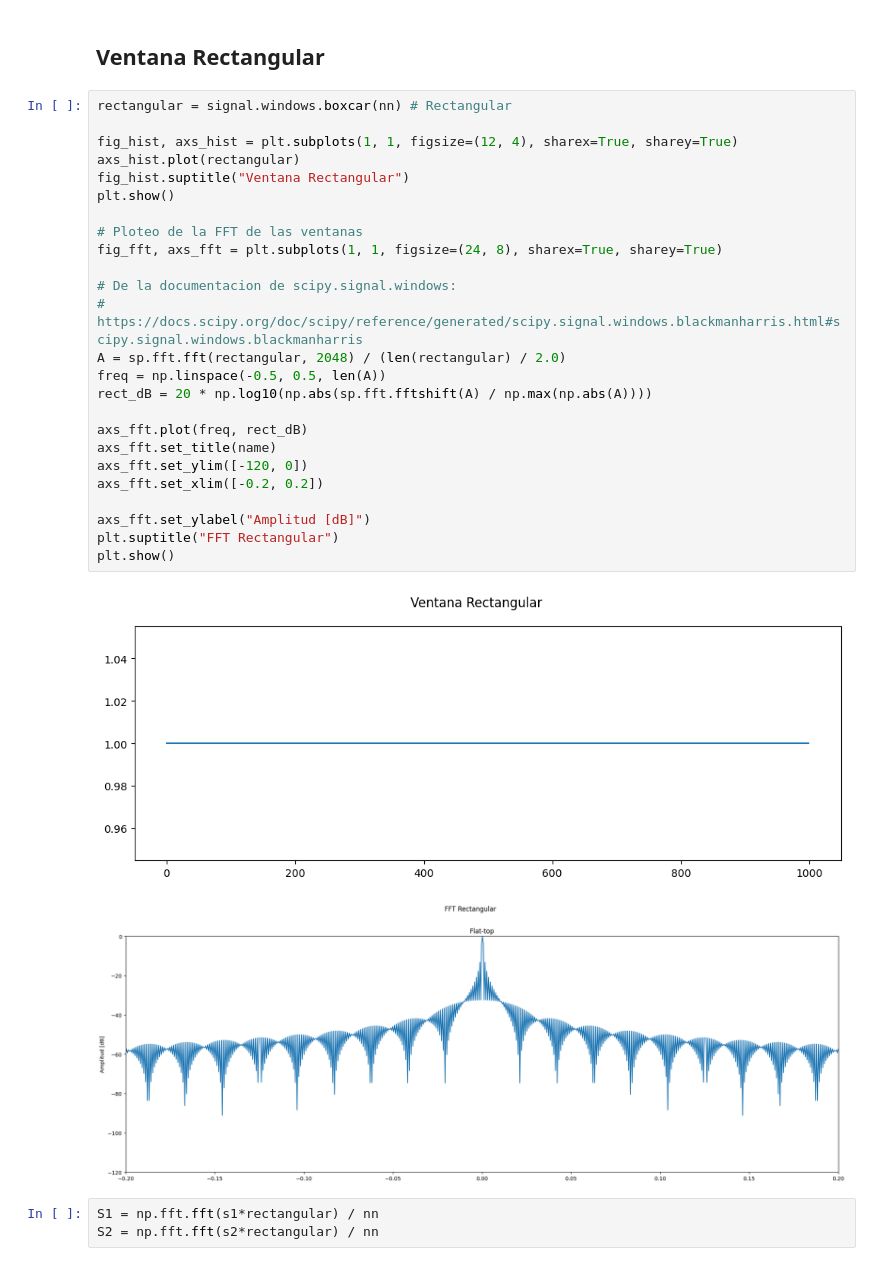
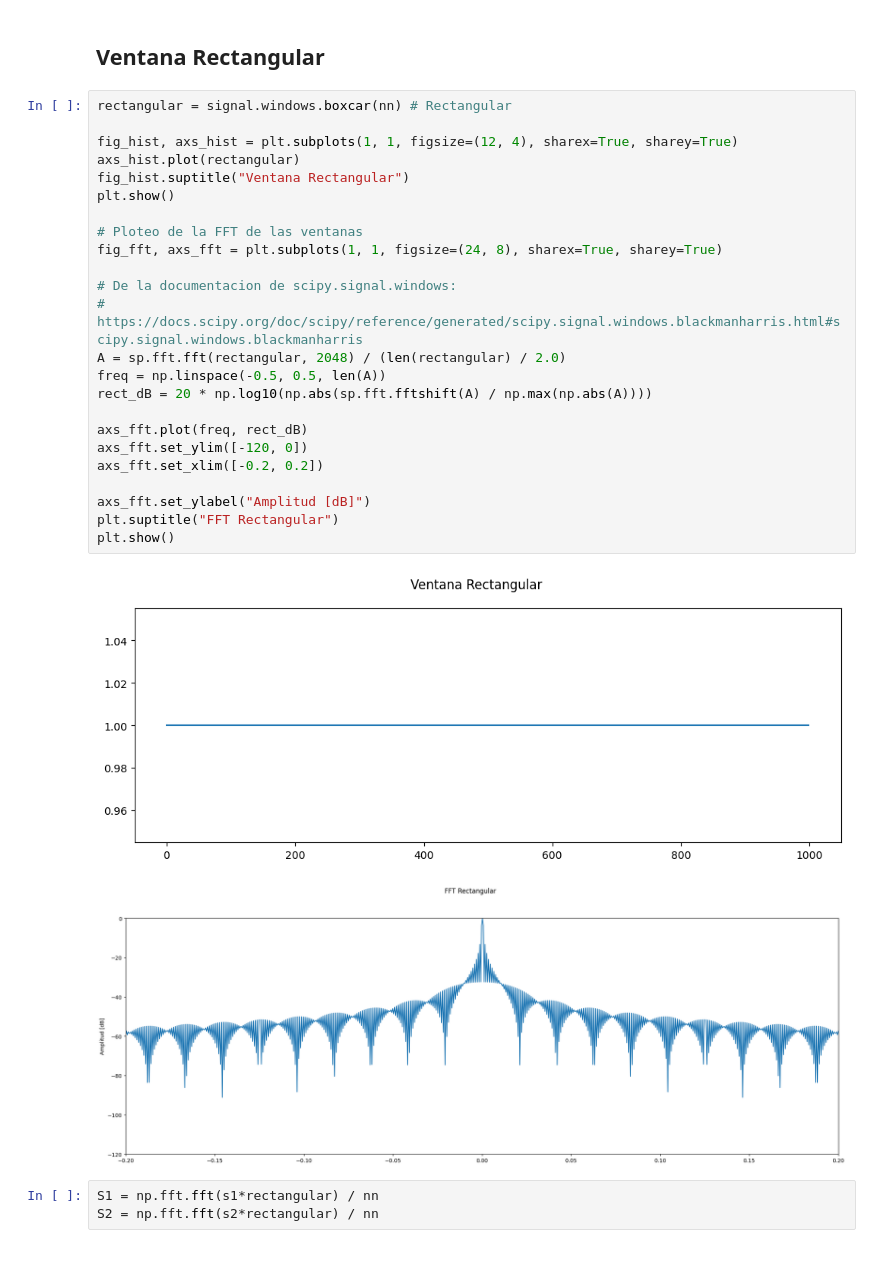
Before and after one commit to micuentz/Workspace_PDS, a Jupyter notebook: Carpeta/Guerrero_TS6.ipynb, the cells around one changed output. Saved outputs shown, nothing was run; the diff lists cells and outputs as text.

```diff
--- a/Carpeta/Guerrero_TS6.ipynb
+++ b/Carpeta/Guerrero_TS6.ipynb
@@ -68,31 +68,30 @@ for i in range(realizaciones):
 # %%
 rectangular = signal.windows.boxcar(nn) # Rectangular
 
 fig_hist, axs_hist = plt.subplots(1, 1, figsize=(12, 4), sharex=True, sharey=True)
 axs_hist.plot(rectangular)
 fig_hist.suptitle("Ventana Rectangular")
 plt.show()
 
 # Ploteo de la FFT de las ventanas
 fig_fft, axs_fft = plt.subplots(1, 1, figsize=(24, 8), sharex=True, sharey=True)
 
 # De la documentacion de scipy.signal.windows:
 # https://docs.scipy.org/doc/scipy/reference/generated/scipy.signal.windows.blackmanharris.html#scipy.signal.windows.blackmanharris
 A = sp.fft.fft(rectangular, 2048) / (len(rectangular) / 2.0)
 freq = np.linspace(-0.5, 0.5, len(A))
 rect_dB = 20 * np.log10(np.abs(sp.fft.fftshift(A) / np.max(np.abs(A))))
 
 axs_fft.plot(freq, rect_dB)
-axs_fft.set_title(name)
 axs_fft.set_ylim([-120, 0])
 axs_fft.set_xlim([-0.2, 0.2])
 
 axs_fft.set_ylabel("Amplitud [dB]")
 plt.suptitle("FFT Rectangular")
 plt.show()
 # %% [output]
 [figure]
-[figure, old version]
+[figure, new version]
 # %%
 S1 = np.fft.fft(s1*rectangular) / nn
 S2 = np.fft.fft(s2*rectangular) / nn
```
Also changed, not shown: parts of 4 cells of this notebook.
